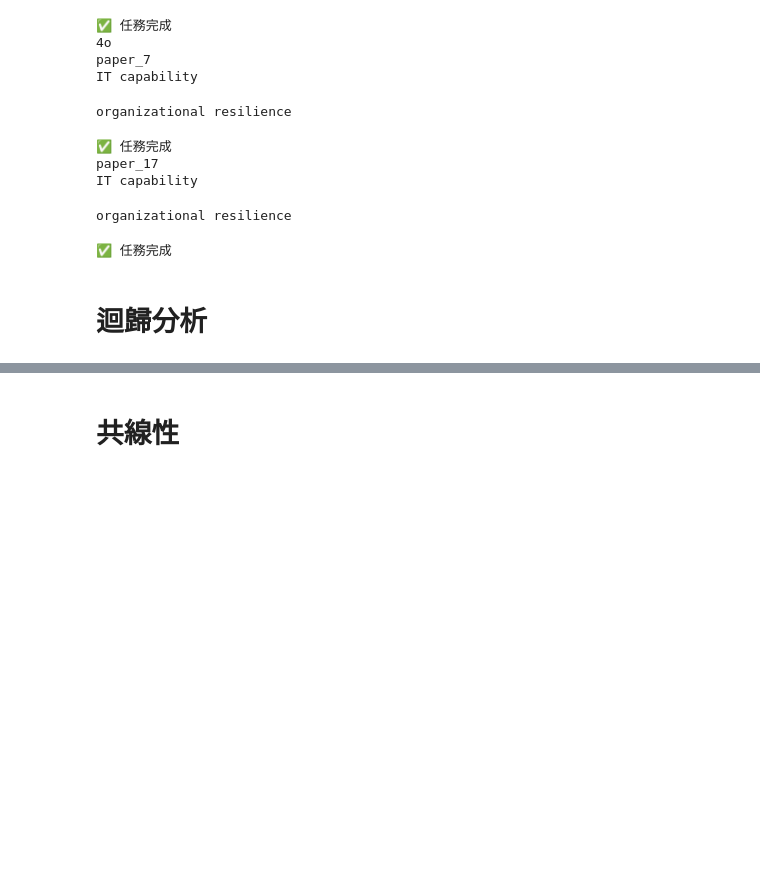
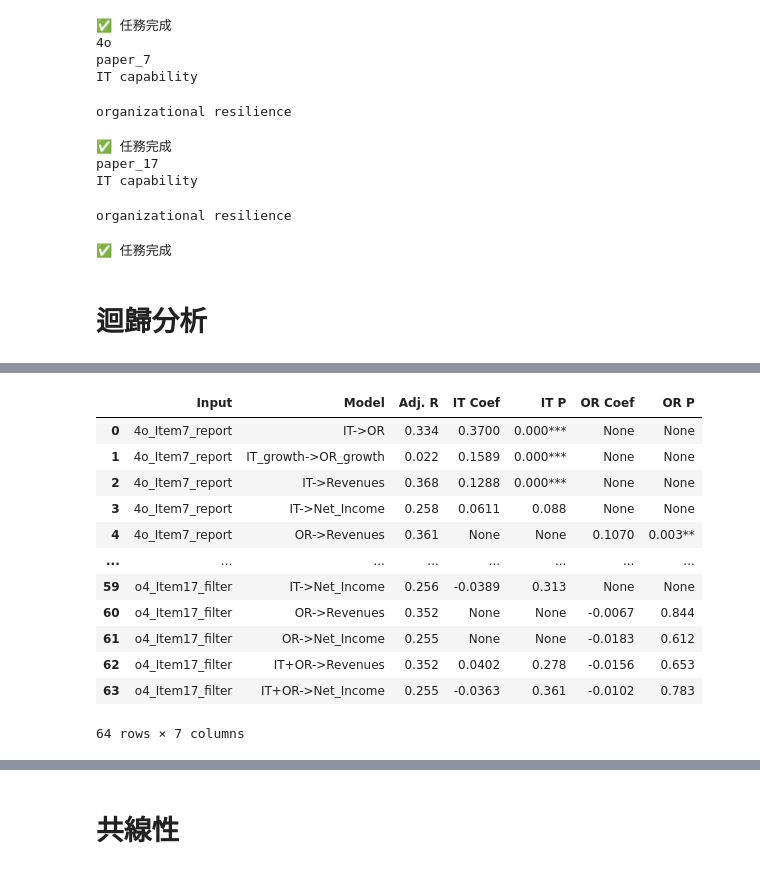
Before and after one commit to ansa1019/paper, a Jupyter notebook: paper.ipynb, the cells around one changed output, grey strips where cells are left out. Saved outputs shown, nothing was run; the diff lists cells and outputs as text; code cells hidden in the pictures; blank space fills up the shorter version.

```diff
--- a/paper.ipynb
+++ b/paper.ipynb
@@ -2438,7 +2448,7 @@ def compare_texts(define_text, report_text):
     return round(util.cos_sim(emb1, emb2).item(), 4)
 # %%
 # 全文
-for model_name in ["o4", "4o"]:
+for model_name in ["4o", "o4"]:
     print(model_name)
     summary_report_folder[root] = f"{root}/summary_{model_name}/report/"
     summary_filter_folder[root] = f"{root}/summary_{model_name}/filter/"
@@ -2493,7 +2503,7 @@ organizational resilience
 ✅ 任務完成
 # %%
 # 篩選
-for model_name in ["o4", "4o"]:
+for model_name in ["4o", "o4"]:
     print(model_name)
     summary_report_folder[root] = f"{root}/summary_{model_name}/report/"
     summary_filter_folder[root] = f"{root}/summary_{model_name}/filter/"
@@ -2552,7 +2562,7 @@ organizational resilience
 # def
 # 顯著標註
 def pval_return(p_value):
-    if float(p_value) == 0:
+    if float(p_value) < 0.001:
         sig = "***"
     elif float(p_value) <= 0.01:
         sig = "**"
@@ -2645,7 +2655,7 @@ def run_regressions(df, label, control=" + C(Sector) + Marketcap"):
 
     # IT growth -> OR growth
     model = smf.ols(f"OR_growth ~ IT_growth{control}", data=df_scaled).fit()
-    results[f"{label}：IT growth -> OR growth{control}"] = model
+    results[f"{label}：IT_growth->OR_growth{control}"] = model
 
     # IT -> Revenues
     model = smf.ols(f"Revenues ~ IT_similarity{control}", data=df_scaled).fit()
@@ -2711,7 +2721,7 @@ def run_growth_lag_regressions(df, label):
         col = f"IT_growth_lag{lag}"
         df_lag = df.dropna(subset=["OR_growth", col])
         model = smf.ols(formula=f"OR_growth ~ {col}", data=df_lag).fit()
-        results[f"{label}：ORgrowth~{col}"] = model
+        results[f"{label}：OR_growth~{col}"] = model
 
     return df, results
 # %%
@@ -2726,10 +2745,2 @@ for model_name in ["o4", "4o"]:
-# %%
-model_name = "o4"
-df_7_report, df_7_filter = process_data(roots[0])
-df_17_report, df_17_filter = process_data(roots[1])
-df_7_report.to_csv(data_folder + model_name + "_report_7.csv", index=False)
-df_7_filter.to_csv(data_folder + model_name + "_filter_7.csv", index=False)
-df_17_report.to_csv(data_folder + model_name + "_report_17.csv", index=False)
-df_17_filter.to_csv(data_folder + model_name + "_filter_17.csv", index=False)
 # %%
 # 迴歸分析
@@ -2855,0 +2885,47 @@ growth_lag_summaries
+# %%
+data = []
+for model_name in ["4o", "o4"]:
+    for m_name, summary in regressions_summaries[model_name].items():
+        summary_text = str(summary)
+        adj_r_squared = re.search(r"Adj\. R-squared:\s+([^\n]+)", summary_text)
+        it_effect = re.search(
+            r"IT_similarity\s+([-+Ee\.\d]+)\s+(?:[-+Ee\.\d]+)\s+(?:[-+Ee\.\d]+)\s+([-+Ee\.\d]+)\s+",
+            summary_text,
+        ) or re.search(
+            r"IT_growth\s+([-+Ee\.\d]+)\s+(?:[-+Ee\.\d]+)\s+(?:[-+Ee\.\d]+)\s+([-+Ee\.\d]+)\s+",
+            summary_text,
+        )
+        or_effect = re.search(
+            r"OR_similarity\s+([-+Ee\.\d]+)\s+(?:[-+Ee\.\d]+)\s+(?:[-+Ee\.\d]+)\s+([-+Ee\.\d]+)\s+",
+            summary_text,
+        ) or re.search(
+            r"OR_growth\s+([-+Ee\.\d]+)\s+(?:[-+Ee\.\d]+)\s+(?:[-+Ee\.\d]+)\s+([-+Ee\.\d]+)\s+",
+            summary_text,
+        )
+        data.append(
+            {
+                "Input": model_name + "_" + m_name.split("：")[0],
+                "Model": m_name.split("：")[1].replace(" + C(Sector) + Marketcap", ""),
+                "Adj. R": float(adj_r_squared.group(1)) if adj_r_squared else None,
+                "IT Coef": it_effect.group(1) if it_effect else None,
+                "IT P": pval_return(it_effect.group(2)) if it_effect else None,
+                "OR Coef": or_effect.group(1) if or_effect else None,
+                "OR P": pval_return(or_effect.group(2)) if or_effect else None,
+            }
+        )
+df = pd.DataFrame(data)
+df
+# %% [output]
+|  | Input | Model | Adj. R | IT Coef | IT P | OR Coef | OR P |
+| 0 | 4o_Item7_report | IT->OR | 0.334 | 0.3700 | 0.000*** | None | None |
+| 1 | 4o_Item7_report | IT_growth->OR_growth | 0.022 | 0.1589 | 0.000*** | None | None |
+| 2 | 4o_Item7_report | IT->Revenues | 0.368 | 0.1288 | 0.000*** | None | None |
+| 3 | 4o_Item7_report | IT->Net_Income | 0.258 | 0.0611 | 0.088 | None | None |
+| 4 | 4o_Item7_report | OR->Revenues | 0.361 | None | None | 0.1070 | 0.003** |
+| ... | ... | ... | ... | ... | ... | ... | ... |
+| 59 | o4_Item17_filter | IT->Net_Income | 0.256 | -0.0389 | 0.313 | None | None |
+| 60 | o4_Item17_filter | OR->Revenues | 0.352 | None | None | -0.0067 | 0.844 |
+| 61 | o4_Item17_filter | OR->Net_Income | 0.255 | None | None | -0.0183 | 0.612 |
+| 62 | o4_Item17_filter | IT+OR->Revenues | 0.352 | 0.0402 | 0.278 | -0.0156 | 0.653 |
+| 63 | o4_Item17_filter | IT+OR->Net_Income | 0.255 | -0.0363 | 0.361 | -0.0102 | 0.783 |
+64 rows × 7 columns
```
Also changed, not shown: parts of 15 cells of this notebook, 58 other files.
